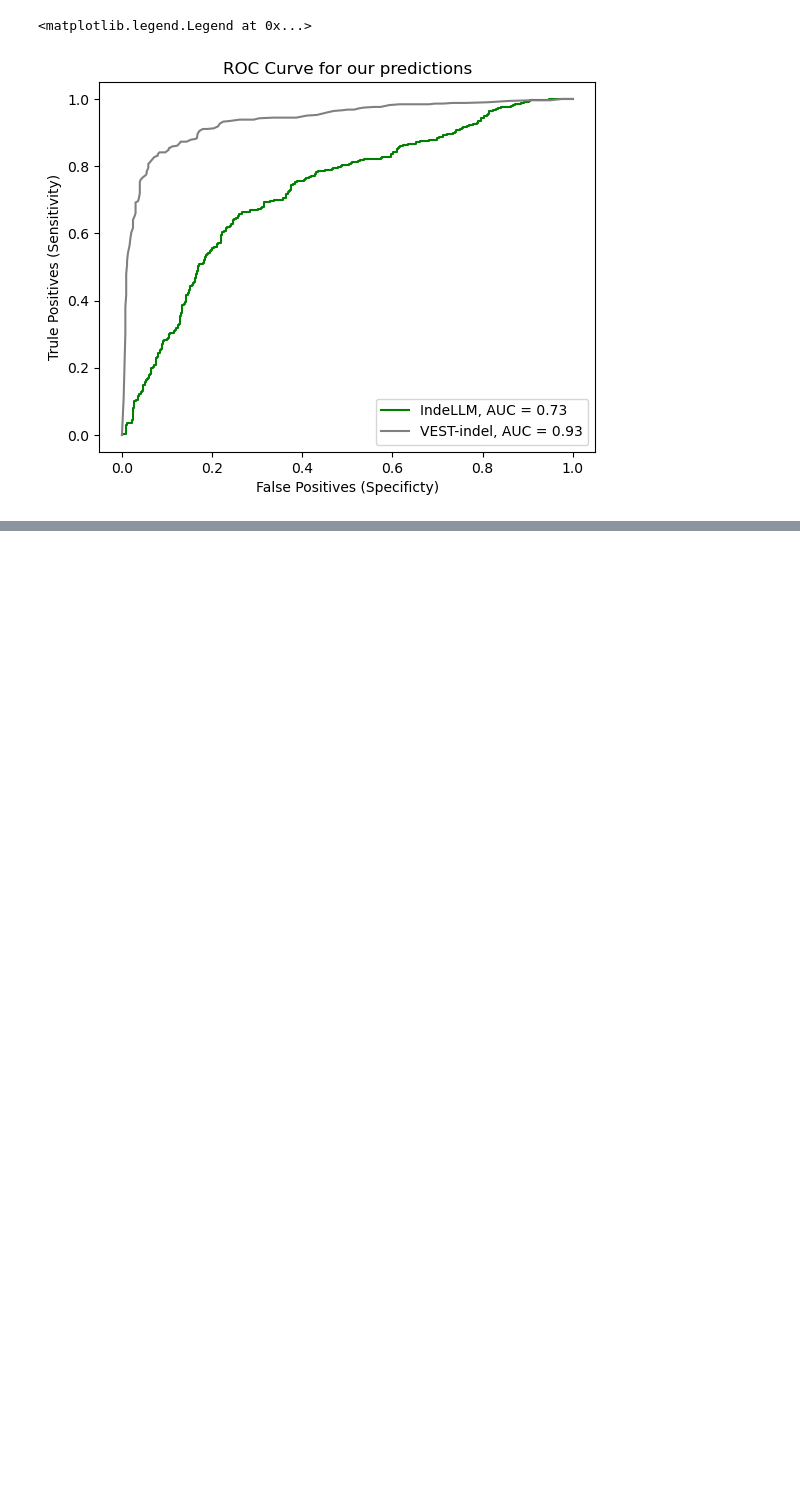
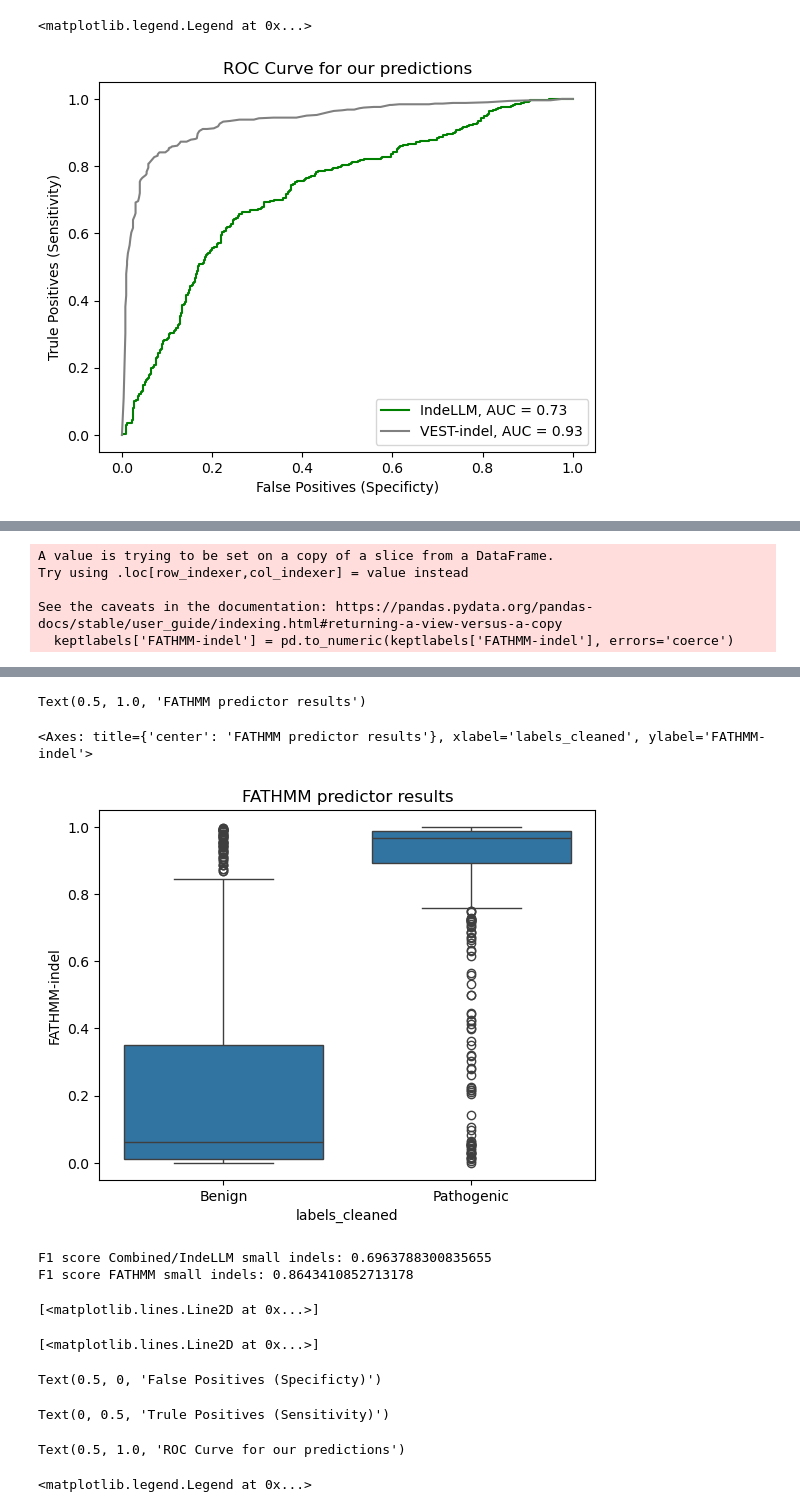
Before and after one commit to OriolGraCar/IndeLLM, a Jupyter notebook: Analysis/Analysis.ipynb, the cells around one changed output, grey strips where cells are left out. Cells and saved outputs as stored; diff of their text form; code cells hidden in the pictures; blank space fills up the shorter version.

Commit message:
Added F1 and ROC analysis for all Indel predictors

```diff
--- a/Analysis/Analysis.ipynb
+++ b/Analysis/Analysis.ipynb
@@ -434,0 +448,44 @@ Text(0.5, 1.0, 'ROC Curve for our predictions')
+# %%
+#Some of the columns in FATHMM contain no prediction, so filer the dataset
+keptlabels['FATHMM-indel'] = pd.to_numeric(keptlabels['FATHMM-indel'], errors='coerce')
+filtered_FATHMM = keptlabels.dropna(subset=['FATHMM-indel'])
+pred_FATHMM = filtered_FATHMM['FATHMM-indel'].values
+truelabels_FATHMM = filtered_FATHMM['labels_binary'].values
+
+filtered_FATHMM.describe()
+
+#Boxplot of FATHMM
+plt.title('FATHMM predictor results')
+sns.boxplot(x = filtered_FATHMM['labels_cleaned'], y = filtered_FATHMM['FATHMM-indel'])
+plt.show()
+
+#The FATHMM predicts benig as 0, while pathogenic as 1. So have to change 0 to 1 and 1 to 0
+truelabels_FATHMM -= 1
+truelabels_FATHMM = np.abs(truelabels_FATHMM)
+
+#Calculating FP, TN and thresholds
+fpr_FATHMM, tpr_FATHMM, thersholds_FATHMM = metrics.roc_curve(truelabels_FATHMM, pred_FATHMM)
+roc_auc_FATHMM = round(metrics.auc(fpr_FATHMM, tpr_FATHMM), 2)
+
+#Calculating F1 score
+tresh_FATHMM = thersholds_FATHMM[np.argmax(tpr_FATHMM - fpr_FATHMM)]
+pred_FATHMM_bin = [1 if x >= tresh_FATHMM else 0 for x in pred_FATHMM]
+f1_FATHMM = f1_score(truelabels_FATHMM, pred_FATHMM_bin, average = 'binary')
+
+print("F1 score Combined/IndeLLM small indels:", f1_combined)
+print("F1 score FATHMM small indels:", f1_FATHMM)
+
+#Plotting the Evo, Fit and FATHMM AUC
+plt.plot(fpr_combined, tpr_combined, label = "IndeLLM, AUC = "+str(roc_auc_combined), color = "green")
+plt.plot(fpr_FATHMM, tpr_FATHMM, label = "FATHMM-indel, AUC = "+str(roc_auc_FATHMM), color = "grey")
+plt.xlabel('False Positives (Specificty)')
+plt.ylabel('Trule Positives (Sensitivity)')
+plt.title("ROC Curve for our predictions")
+plt.legend(loc = 'best')
+plt.show()
+# %% [output]
+A value is trying to be set on a copy of a slice from a DataFrame.
+Try using .loc[row_indexer,col_indexer] = value instead
+
+See the caveats in the documentation: https://pandas.pydata.org/pandas-docs/stable/user_guide/indexing.html#returning-a-view-versus-a-copy
+  keptlabels['FATHMM-indel'] = pd.to_numeric(keptlabels['FATHMM-indel'], errors='coerce')
@@ -434,0 +501,11 @@ Text(0.5, 1.0, 'ROC Curve for our predictions')
+Text(0.5, 1.0, 'FATHMM predictor results')
+<Axes: title={'center': 'FATHMM predictor results'}, xlabel='labels_cleaned', ylabel='FATHMM-indel'>
+[figure, added]
+F1 score Combined/IndeLLM small indels: 0.6963788300835655
+F1 score FATHMM small indels: 0.8643410852713178
+[<matplotlib.lines.Line2D at 0x...>]
+[<matplotlib.lines.Line2D at 0x...>]
+Text(0.5, 0, 'False Positives (Specificty)')
+Text(0, 0.5, 'Trule Positives (Sensitivity)')
+Text(0.5, 1.0, 'ROC Curve for our predictions')
+<matplotlib.legend.Legend at 0x...>
```
Also changed, not shown: parts of 18 cells of this notebook.
